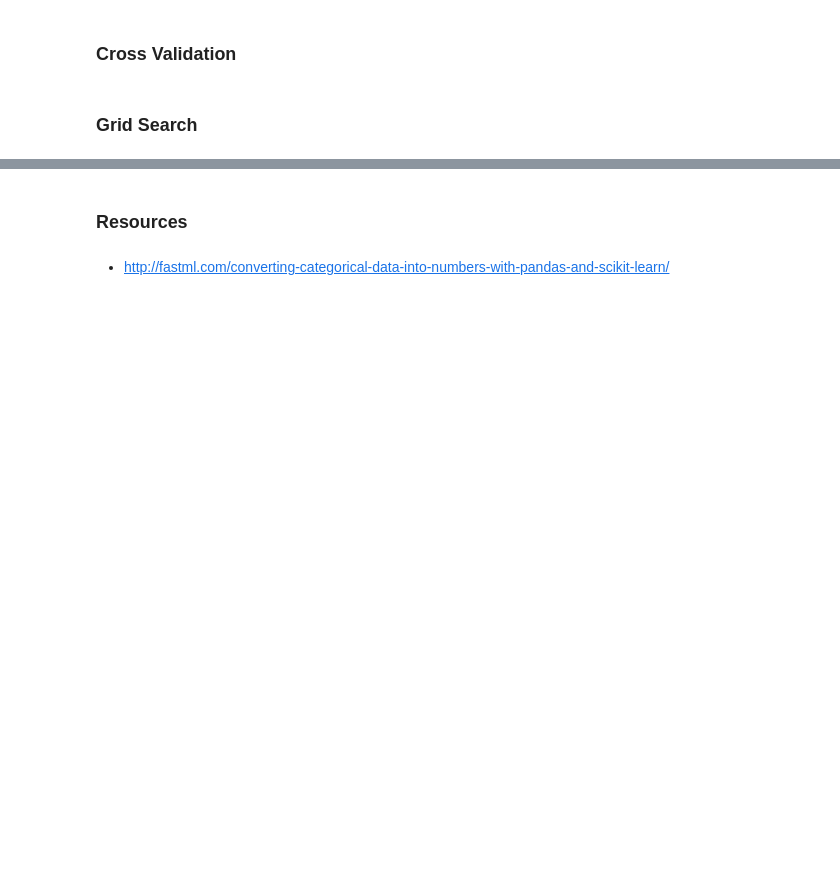
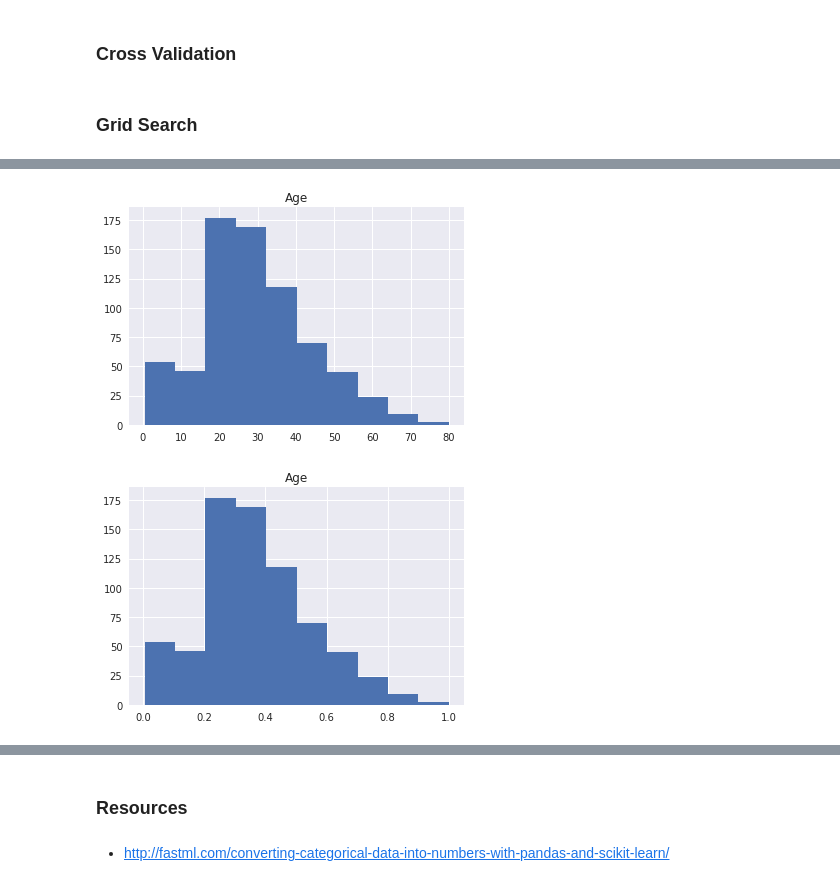
Before and after one commit to bfortuner/machine-learning, a Jupyter notebook: kaggle/Titanic.ipynb, the cells around one changed output, grey strips where cells are left out. Cells and saved outputs as stored; diff of their text form; code cells hidden in the pictures; blank space fills up the shorter version.

```diff
--- a/kaggle/Titanic.ipynb
+++ b/kaggle/Titanic.ipynb
@@ -691,0 +828,21 @@ Test: 0.7653631284916201
+# %%
+train = pd.read_csv(TRAIN_PATH)
+# %%
+df = train.copy()
+
+# Convert Categorical
+df['Sex'] = df['Sex'].astype('category')
+df['Sex'] = df['Sex'].cat.codes
+
+# One-hot encode
+df = pd.get_dummies(df, columns=['Embarked'], prefix=['Emb'])
+
+# Create name feature
+df['fancy_name'] = np.where(
+    (df.Name.str.contains('Dr\.')) | (df.Name.str.contains('Sir\.'))
+    , 1, 0)
+
+# Create is_infant
+df['infant'] = np.where(np.logical_and(df.Age > 0, df.Age <= 1), 1, 0)
+
+df.head()
@@ -691,0 +856,3 @@ Test: 0.7653631284916201
+# %%
+## Drop Silly rows
+df.drop(labels=['Name', 'Cabin', 'Ticket'], axis=1, inplace=True)
@@ -691,0 +861,9 @@ Test: 0.7653631284916201
+# %%
+# Normalize continuous values
+df.hist(column='Age');
+
+df['Age'] = df['Age'] / df['Age'].max()
+df.hist(column='Age');
+# %% [output]
+[figure, added]
+[figure, added]
```
Also changed, not shown: parts of 69 cells of this notebook, 1 other file.
